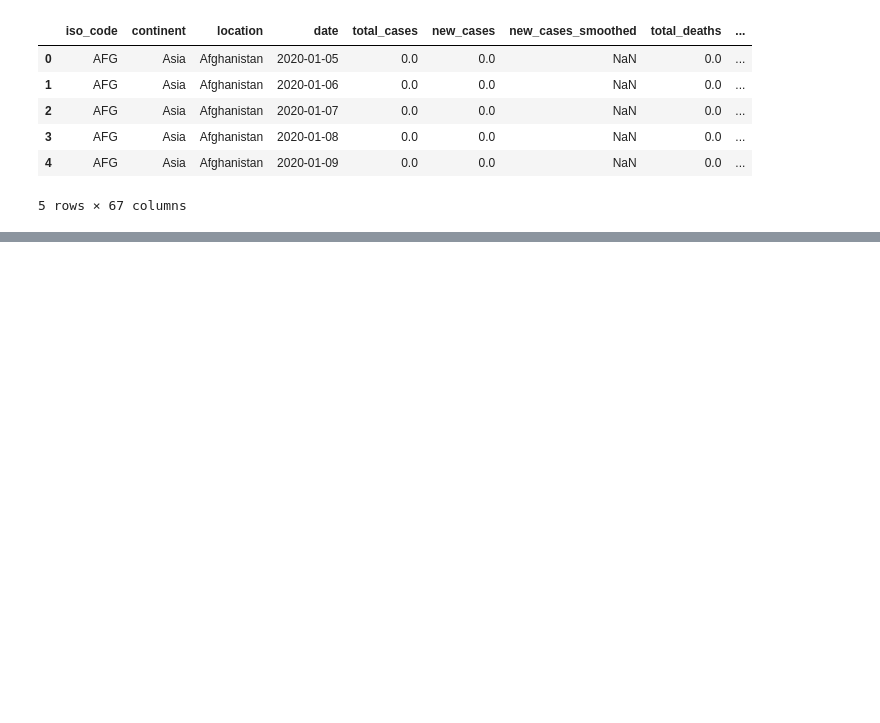
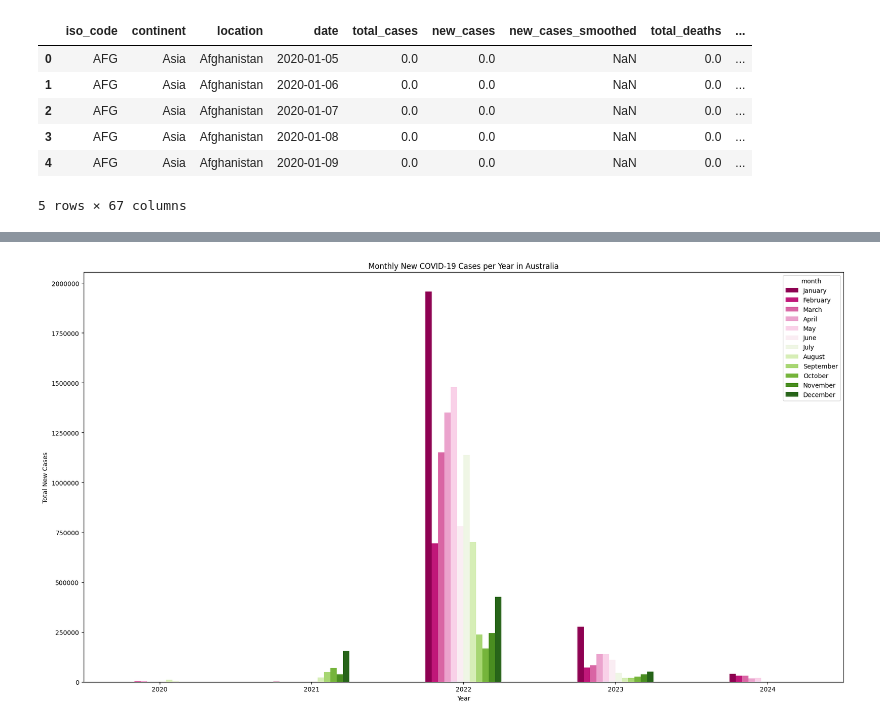
Before and after one commit to AlexWilliams1004/covid_analysis, a Jupyter notebook: covid_analysis.ipynb, the cells around one changed output, grey strips where cells are left out. Drawn from its saved outputs; the diff is of its cells as text; code cells hidden in the pictures; blank space fills up the shorter version.

```diff
--- a/covid_analysis.ipynb
+++ b/covid_analysis.ipynb
@@ -49,0 +68,6 @@ australia.head(10)
+# %%
+monthly_cases_each_year = australia.groupby(['year', 'month'])['new_cases'].sum().unstack()
+month_order = ['January', 'February', 'March', 'April', 'May', 'June', 'July', 'August', 'September', 'October',
+               'November', 'December']
+monthly_cases_each_year = monthly_cases_each_year[month_order]
+monthly_cases_each_year
@@ -50,3 +82,14 @@ australia.head(10)
+# %%
+monthly_cases_each_year.plot(kind='bar', figsize=(18, 10), colormap='PiYG')
+plt.title("Monthly New COVID-19 Cases per Year in Australia")
+plt.xlabel('Year')
+plt.ylabel('Total New Cases')
+plt.ticklabel_format(style='plain', axis='y')
+plt.xticks(rotation=0)
+plt.tight_layout()
+plt.show()
+# %% [output]
+[figure, added]
 # %%
 australia.plot(x='date', y='new_cases', title='Daily New COVID-19 Cases in Australia', figsize=(18, 10))
 plt.show()
```
Also changed, not shown: parts of 6 cells of this notebook.
